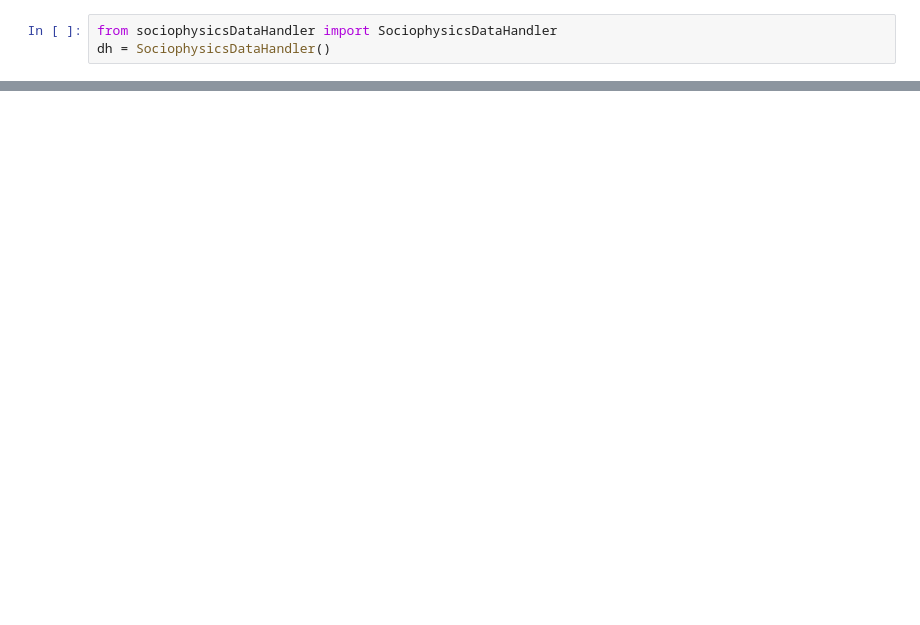
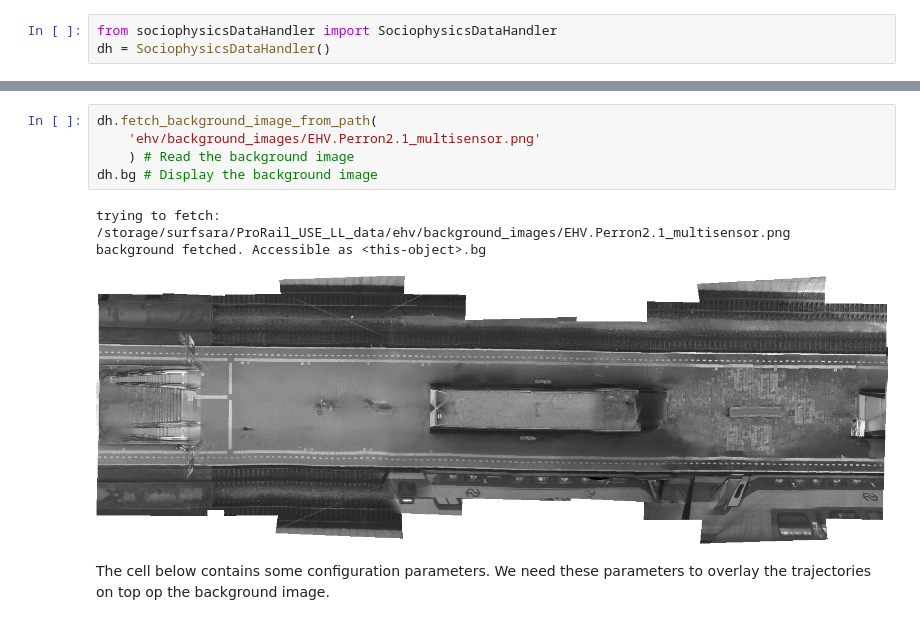
Before and after one commit to Joriswillems/depth_data_im_analysis, a Jupyter notebook: trajectory_analysis.ipynb, the cells around one changed output, grey strips where cells are left out. Saved outputs shown, nothing was run; the diff lists cells and outputs as text; blank space fills up the shorter version.

```diff
--- a/trajectory_analysis.ipynb
+++ b/trajectory_analysis.ipynb
@@ -66,0 +151,11 @@ Lets print the first few rows of the data we just loaded
+# %%
+dh.fetch_background_image_from_path(
+    'ehv/background_images/EHV.Perron2.1_multisensor.png'
+    ) # Read the background image
+dh.bg # Display the background image
+# %% [output]
+trying to fetch: /storage/surfsara/ProRail_USE_LL_data/ehv/background_images/EHV.Perron2.1_multisensor.png
+background fetched. Accessible as <this-object>.bg
+[figure, added]
+# %% [markdown]
+The cell below contains some configuration parameters. We need these parameters to overlay the trajectories on top op the background image.
```
Also changed, not shown: parts of 68 cells of this notebook.
